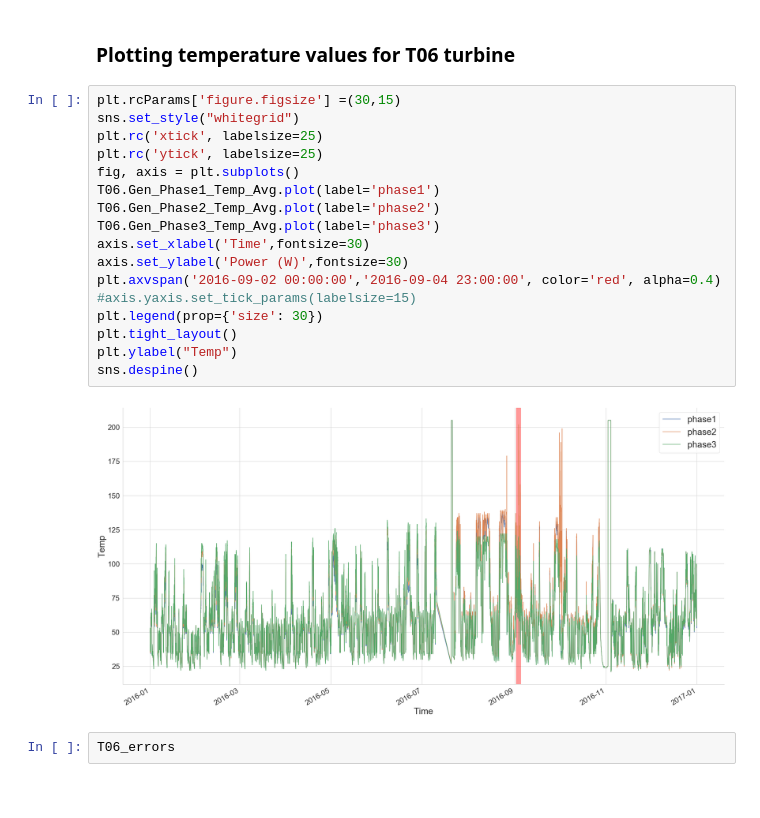
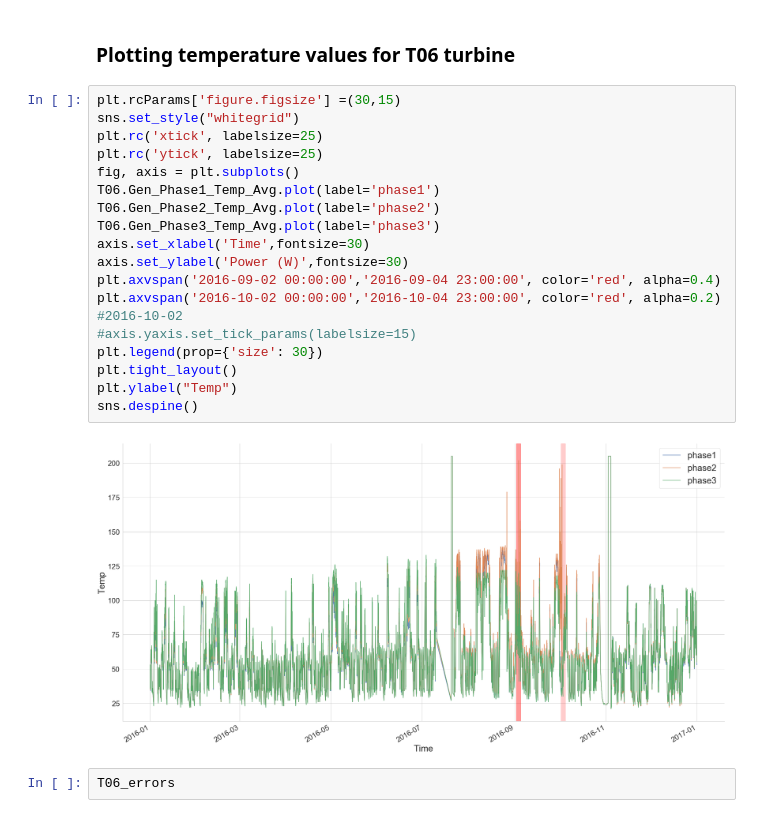
Before and after one commit to Panky-codes/HTW2018, a Jupyter notebook: Hackathon_2016EDA.ipynb, the cells around one changed output. Saved outputs shown, nothing was run; the diff lists cells and outputs as text.

```diff
--- a/Hackathon_2016EDA.ipynb
+++ b/Hackathon_2016EDA.ipynb
@@ -111,22 +112,23 @@ T06[gentemp_par].describe()
 # %%
 plt.rcParams['figure.figsize'] =(30,15)
 sns.set_style("whitegrid")
 plt.rc('xtick', labelsize=25)
 plt.rc('ytick', labelsize=25)
 fig, axis = plt.subplots()
 T06.Gen_Phase1_Temp_Avg.plot(label='phase1')
 T06.Gen_Phase2_Temp_Avg.plot(label='phase2')
 T06.Gen_Phase3_Temp_Avg.plot(label='phase3')
 axis.set_xlabel('Time',fontsize=30)
 axis.set_ylabel('Power (W)',fontsize=30)
 plt.axvspan('2016-09-02 00:00:00','2016-09-04 23:00:00', color='red', alpha=0.4)
+plt.axvspan('2016-10-02 00:00:00','2016-10-04 23:00:00', color='red', alpha=0.2) #2016-10-02
 #axis.yaxis.set_tick_params(labelsize=15)
 plt.legend(prop={'size': 30})
 plt.tight_layout()
 plt.ylabel("Temp")
 sns.despine()
 # %% [output]
-[figure, old version]
+[figure, new version]
 # %%
 T06_errors
 # %% [output]
```
Also changed, not shown: parts of 13 cells of this notebook.
